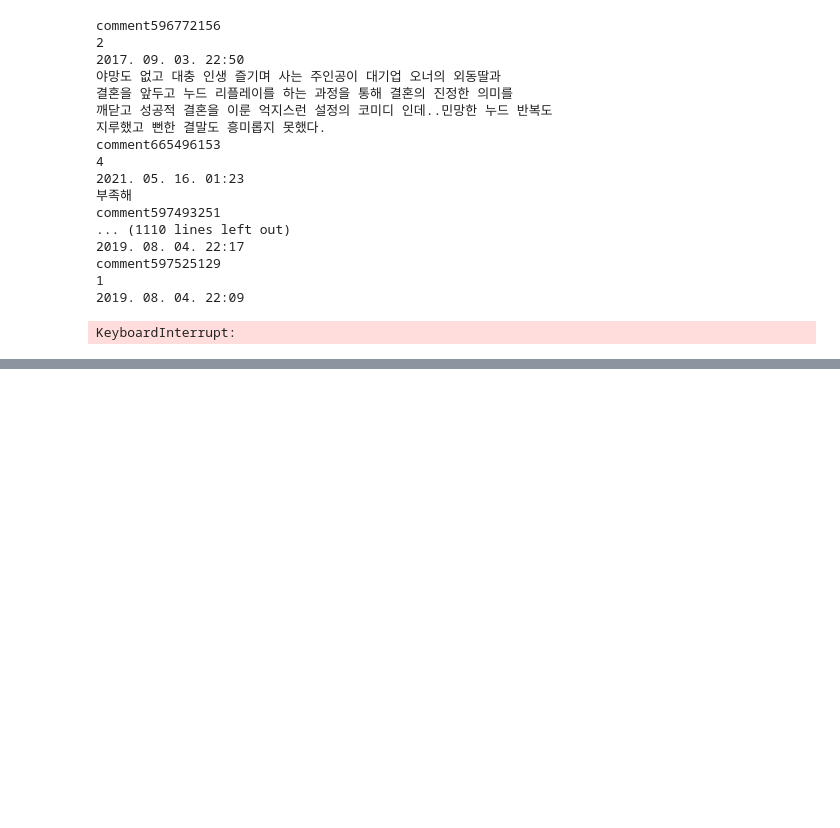
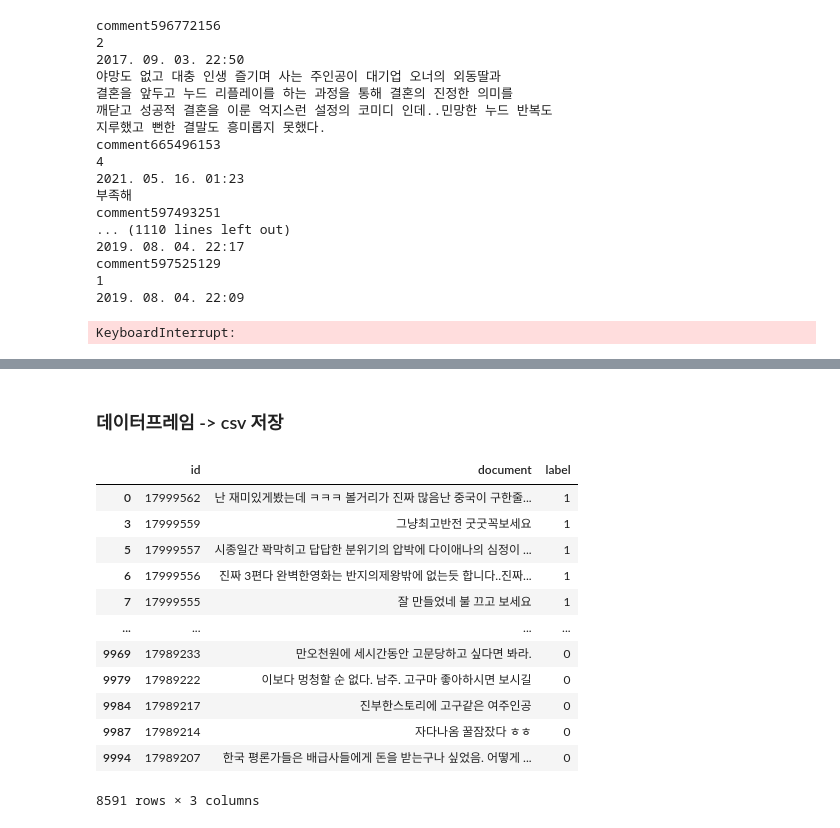
Before and after one commit to huitaek/project-nlp, a Jupyter notebook: webcrawling.ipynb, the cells around one changed output, grey strips where cells are left out. Drawn from its saved outputs; the diff is of its cells as text; code cells hidden in the pictures; blank space fills up the shorter version.

```diff
--- a/webcrawling.ipynb
+++ b/webcrawling.ipynb
@@ -187,0 +141,37 @@ def get_naver_movie_review(page_num, last_num):
+# %% [markdown]
+### 데이터프레임 -> csv 저장
+# %%
+import pandas as pd
+
+df = pd.DataFrame(dict)
+df['star'] = pd.to_numeric(df['star'])
+df
+# %%
+df_1 = df[df['star'] > 6]
+
+df_1['label'] = 1
+df_1
+# %%
+df_2 = df[df['star'] < 4]
+
+df_2['label'] = 0
+df_2
+# %%
+df = pd.concat([df_1, df_2])
+df.drop(columns=['star'], inplace=True)
+df.rename(columns={'review':'document'}, inplace=True)
+df
+# %% [output]
+|  | id | document | label |
+| 0 | 17999562 | 난 재미있게봤는데 ㅋㅋㅋ 볼거리가 진짜 많음난 중국이 구한줄... | 1 |
+| 3 | 17999559 | 그냥최고반전 굿굿꼭보세요 | 1 |
+| 5 | 17999557 | 시종일간 꽉막히고 답답한 분위기의 압박에 다이애나의 심정이 ... | 1 |
+| 6 | 17999556 | 진짜 3편다 완벽한영화는 반지의제왕밖에 없는듯 합니다..진짜... | 1 |
+| 7 | 17999555 | 잘 만들었네 불 끄고 보세요 | 1 |
+| ... | ... | ... | ... |
+| 9969 | 17989233 | 만오천원에 세시간동안 고문당하고 싶다면 봐라. | 0 |
+| 9979 | 17989222 | 이보다 멍청할 순 없다. 남주. 고구마 좋아하시면 보시길 | 0 |
+| 9984 | 17989217 | 진부한스토리에 고구같은 여주인공 | 0 |
+| 9987 | 17989214 | 자다나옴 꿀잠잤다 ㅎㅎ | 0 |
+| 9994 | 17989207 | 한국 평론가들은 배급사들에게 돈을 받는구나 싶었음. 어떻게 ... | 0 |
+8591 rows × 3 columns
```
Also changed, not shown: parts of 7 cells of this notebook, 29 other files.
